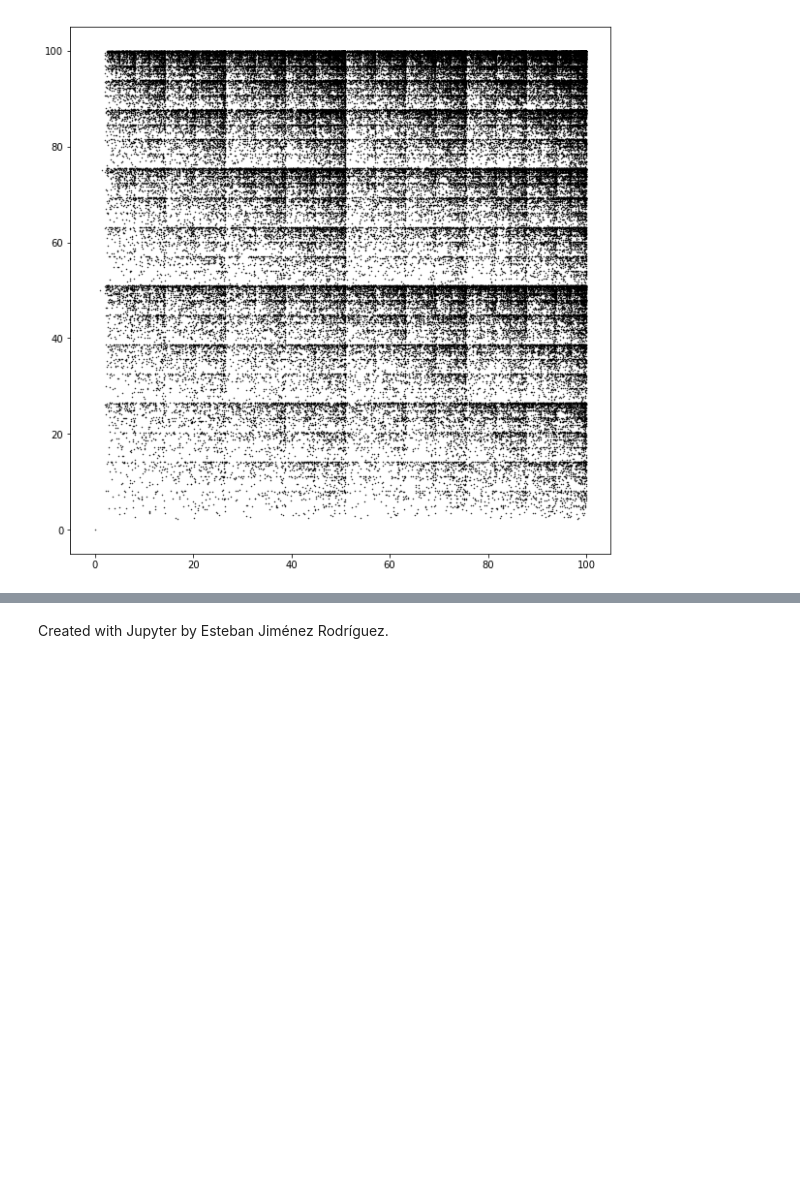
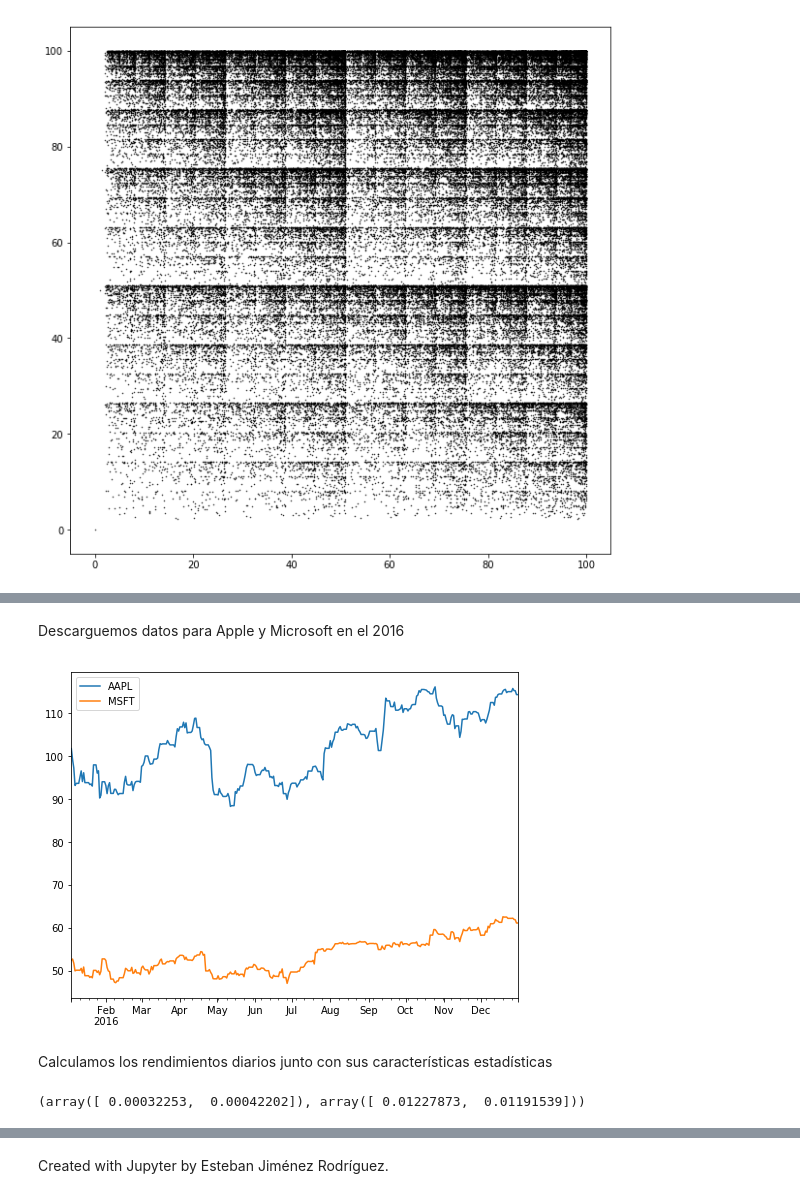
Before and after one commit to luzifi/Simulacion2017, a Jupyter notebook: Modulo2/Clase17_Repaso1(Mod.2).ipynb, the cells around one changed output, grey strips where cells are left out. Cells and saved outputs as stored; diff of their text form; code cells hidden in the pictures; blank space fills up the shorter version.

Commit message:
Culminación clase de repaso

```diff
--- a/Modulo2/Clase17_Repaso1(Mod.2).ipynb
+++ b/Modulo2/Clase17_Repaso1(Mod.2).ipynb
@@ -201,0 +219,47 @@ plt.show()
+# %%
+# Función que creamos en clase para bajar datos
+def load_adj_close(ticker, data_source, start_date, end_date):
+    panel_data = data.DataReader(ticker, data_source, start_date, end_date)
+    closes = panel_data.loc['Adj Close']
+    all_weekdays = pd.date_range(start=start_date, end=end_date)
+    closes = closes.reindex(all_weekdays)
+    closes = closes.fillna(method='ffill')
+    return closes
+
+# Función que devuelve rendimientos diarios, media y desviación estándar
+def mu_std_daily_ret(closes):
+    daily_returns = (np.log(closes/closes.shift(1)))[1:]
+    mu = daily_returns.mean().values
+    sigma = daily_returns.std().values
+    return daily_returns, mu, sigma
+
+# Función que simula varios escenarios de rendimientos diarios
+def daily_ret_sim(mu, sigma, ndays, ntraj, start_date):
+    dates = pd.date_range(start=start_date,periods=ndays)
+    return pd.DataFrame(sigma*np.random.randn(ndays, ntraj)+mu, index = dates)
+
+# Función de proyección de precios
+def closes_proj(simret, closes):
+    return (closes.iloc[-1,:].values[0])*np.exp(simret.cumsum())
+# %% [markdown]
+Descarguemos datos para Apple y Microsoft en el 2016
+# %%
+# Descargamos datos de microsoft en el 2016
+ticker = ['AAPL','MSFT']
+data_source = 'yahoo'
+start_date = '2016-01-04'
+end_date = '2016-12-31'
+closes = load_adj_close(ticker, data_source, start_date, end_date)
+# %%
+# Grafiquemos
+closes.plot(figsize=(8,6));
+# %% [output]
+[figure, added]
+# %% [markdown]
+Calculamos los rendimientos diarios junto con sus características estadísticas
+# %%
+# Calculamos con la función anterior
+daily_returns, mu, sigma = mu_std_daily_ret(closes)
+mu, sigma
+# %% [output]
+(array([ 0.00032253,  0.00042202]), array([ 0.01227873,  0.01191539]))
```
Also changed, not shown: parts of 23 cells of this notebook.
